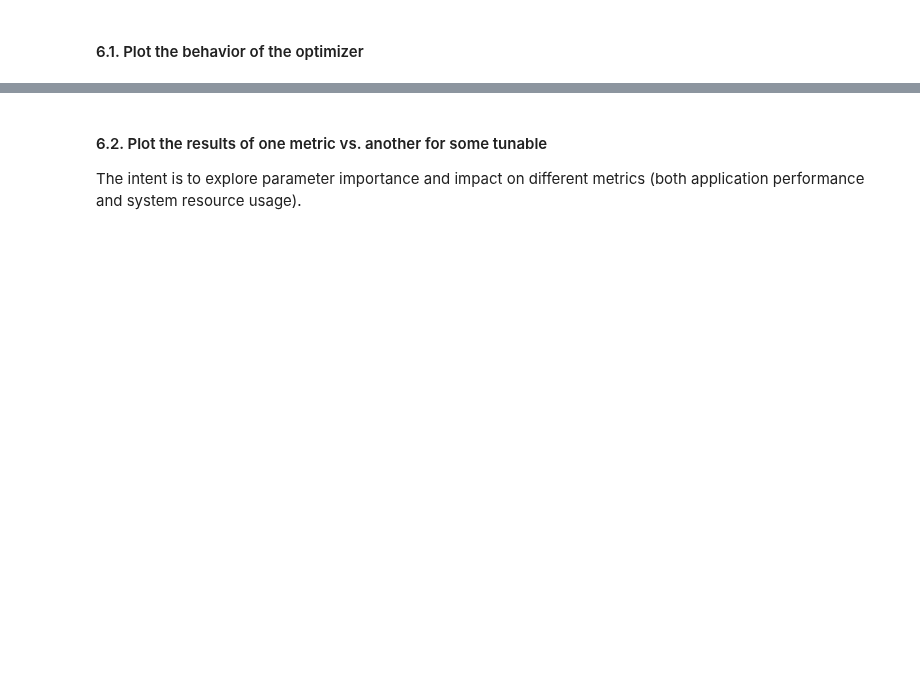
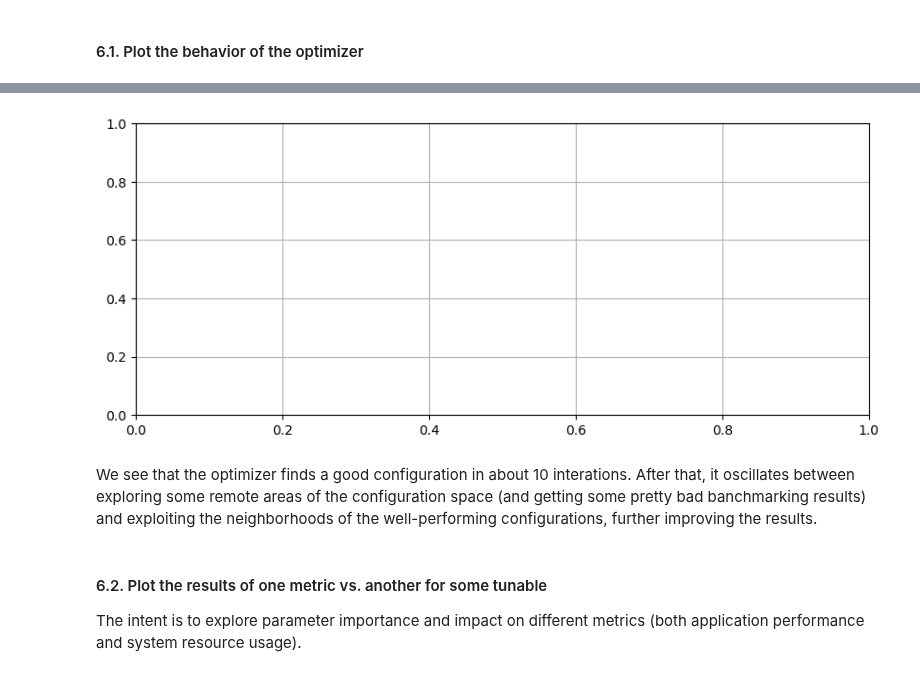
Before and after one commit to Microsoft-CISL/sqlite-autotuning, a Jupyter notebook: mlos_demo_sqlite.ipynb, the cells around one changed output, grey strips where cells are left out. Drawn from its saved outputs; the diff is of its cells as text; code cells hidden in the pictures; blank space fills up the shorter version.

```diff
--- a/mlos_demo_sqlite.ipynb
+++ b/mlos_demo_sqlite.ipynb
@@ -68,7 +101,22 @@ df.loc[1]
 # %%
-# TODO:
-# 1. plot of the optimizer's best config found so far (convergence rate of the optimizer)
-# 2. plot of the performance of each config the optimizer found (search behavior of the optimizer)
+plt.rcParams["figure.figsize"] = (10, 4)  # Set the picture size to some reasonable values
+
+# TODO: 1. Build a scatterplot with trial number trial_id on X axis and the SCORE column on Y.
+# `sns.scatterplot()` is one function to do it.
+
+# TODO: 2. Add a line showing the best (i.e., minimal) score we have so far on each iteration.
+# You may want to use Pandas `.cummin()` method and `sns.lineplot()` from Seaborn.
+
+# HINT: use plt.yscale('log') if the Y axis data it too spread out.
+
+# HINT: Use plt.xlabel and plt.ylabel to give some nice human-readable names to each axis of the plot.
+
+plt.grid()
+plt.show()
+# %% [output]
+[figure, added]
+# %% [markdown]
+We see that the optimizer finds a good configuration in about 10 interations. After that, it oscillates between exploring some remote areas of the configuration space (and getting some pretty bad banchmarking results) and exploiting the neighborhoods of the well-performing configurations, further improving the results.
 # %% [markdown]
 #### 6.2. Plot the results of one metric vs. another for some tunable
 
```
Also changed, not shown: parts of 25 cells of this notebook, 1 other file.
